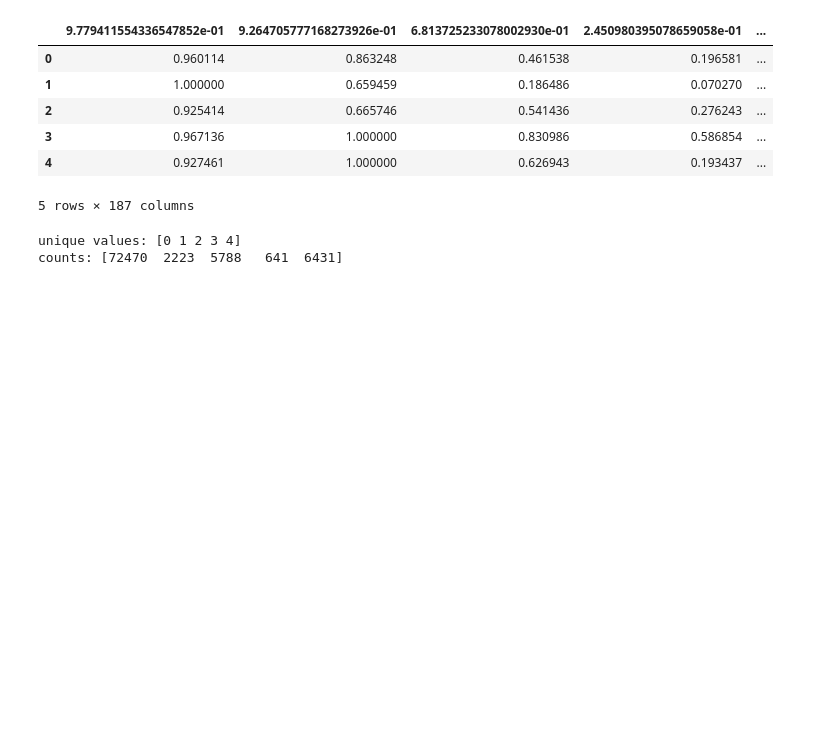
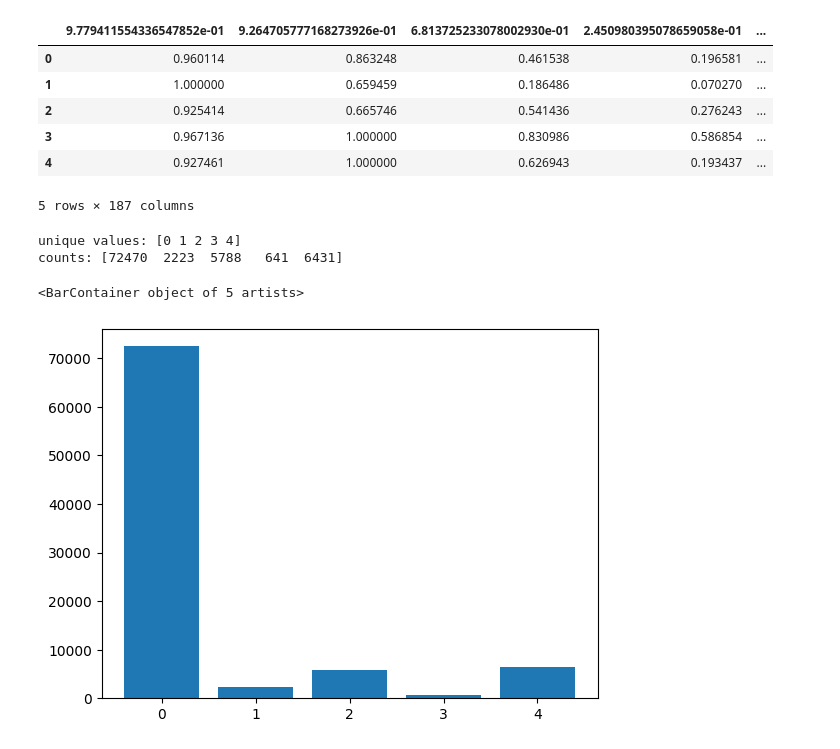
Before and after one commit to xl-Mu/ECG-Heartbeat-Categorization, a Jupyter notebook: CNN Model.ipynb, the cells around one changed output. Drawn from its saved outputs; the diff is of its cells as text; code cells hidden in the pictures; blank space fills up the shorter version.

```diff
--- a/CNN Model.ipynb
+++ b/CNN Model.ipynb
@@ -64,6 +68,11 @@ print(f'counts: {count}')
 # %% [output]
 unique values: [0 1 2 3 4]
 counts: [72470  2223  5788   641  6431]
+# %%
+plt.bar(unique,count)
+# %% [output]
+<BarContainer object of 5 artists>
+[figure, added]
 # %%
 #Assign class names using dictionary
 #Data Source: Physionet's MIT-BIH Arrhythmia Dataset
```
Also changed, not shown: parts of 5 cells of this notebook.
